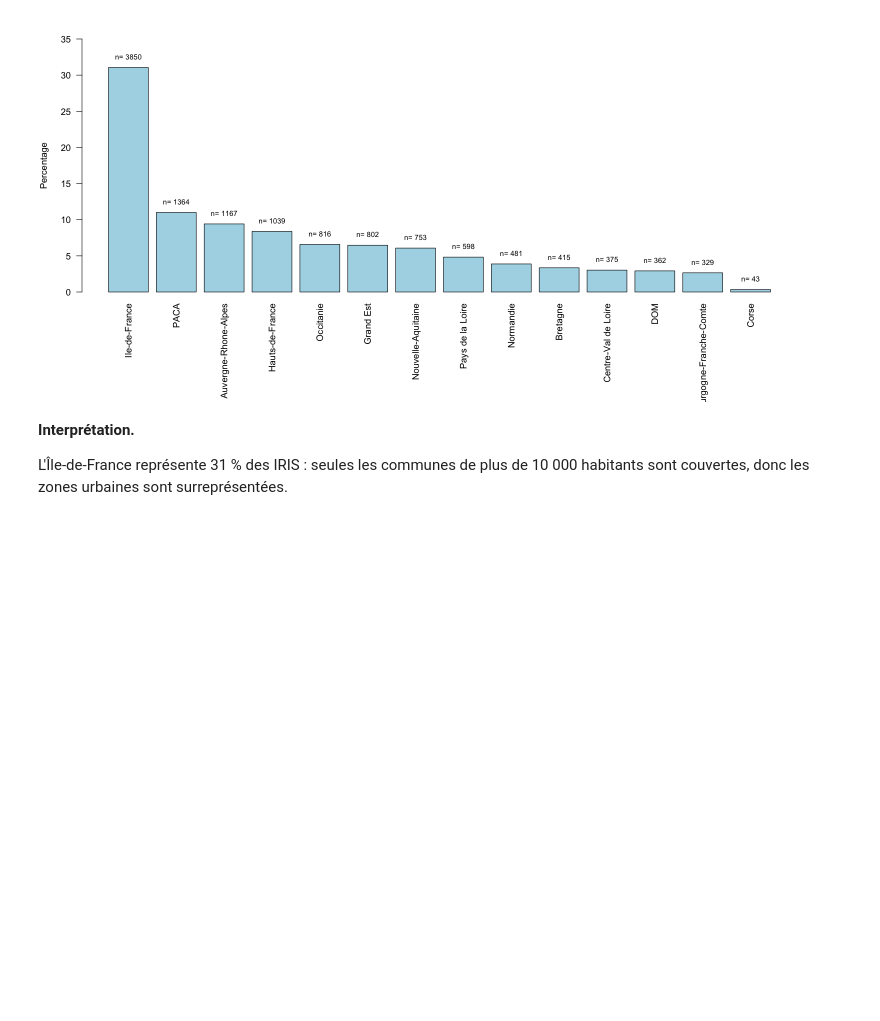
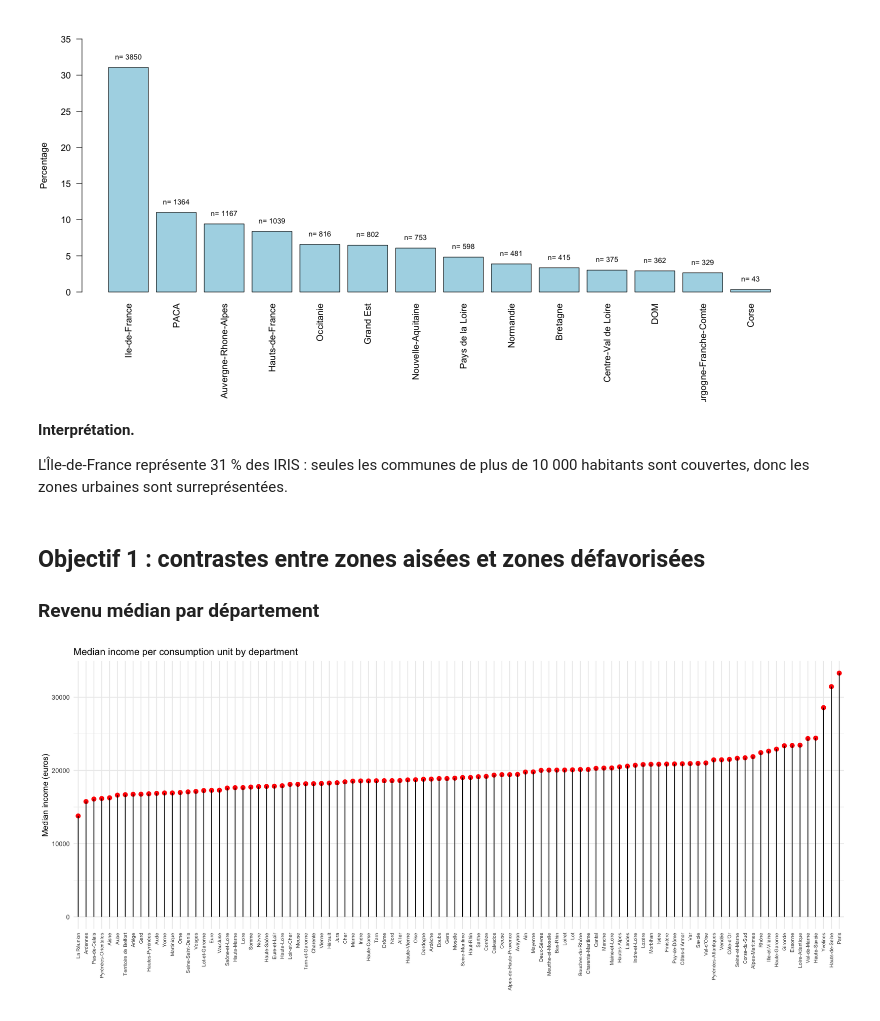
Before and after one commit to Vic-Warden/France-Income-Disparities, a Jupyter notebook: project.ipynb, the cells around one changed output. Cells and saved outputs as stored; diff of their text form; code cells hidden in the pictures; blank space fills up the shorter version.

```diff
--- a/project.ipynb
+++ b/project.ipynb
@@ -383,3 +383,15 @@ par(mar = c(5, 4, 4, 2))
 **Interprétation.**
 
 L'Île-de-France représente 31 % des IRIS : seules les communes de plus de 10 000 habitants sont couvertes, donc les zones urbaines sont surreprésentées.
+# %% [markdown]
+## Objectif 1 : contrastes entre zones aisées et zones défavorisées
+
+### Revenu médian par département
+# %%
+# Visualization of median income by department
+options(repr.plot.width = 18, repr.plot.height = 8)
+
+# Create a scatter plot of median income by department with segments from 0 to the median income
+ggplot(dep, aes(x = reorder(LIBDEP, MED), y = MED)) + geom_point(size = 3, color = "red") + geom_segment(aes(x = reorder(LIBDEP, MED), xend = reorder(LIBDEP, MED), y = 0, yend = MED)) + labs(title = "Median income per consumption unit by department", x = "", y = "Median income (euros)") + theme(axis.text.x = element_text(angle = 90, vjust = 0.5, hjust = 1, size = 8))
+# %% [output]
+[figure, added]
```
Also changed, not shown: parts of 14 cells of this notebook.
